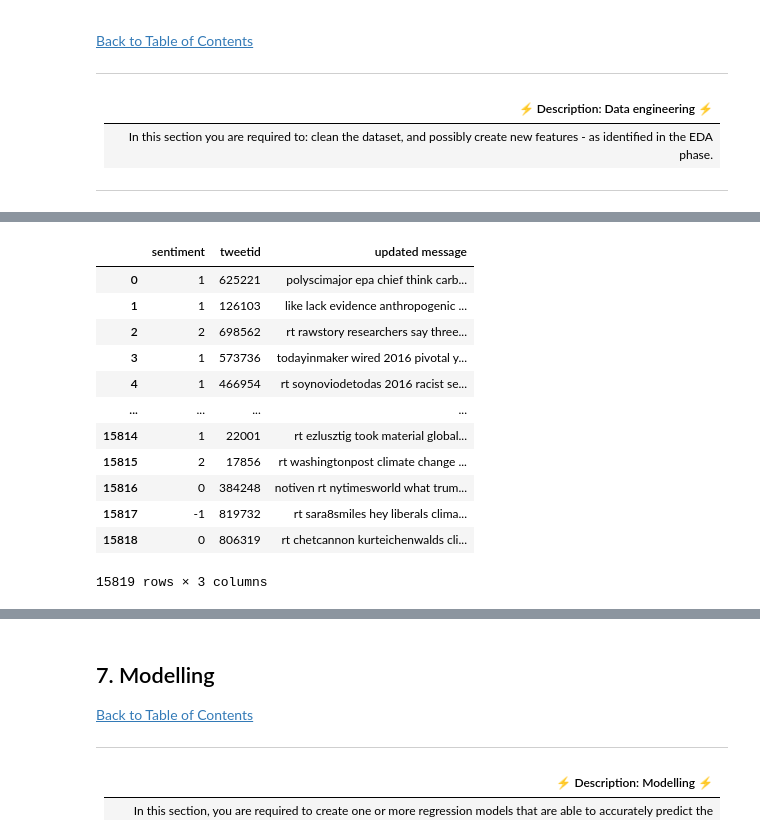
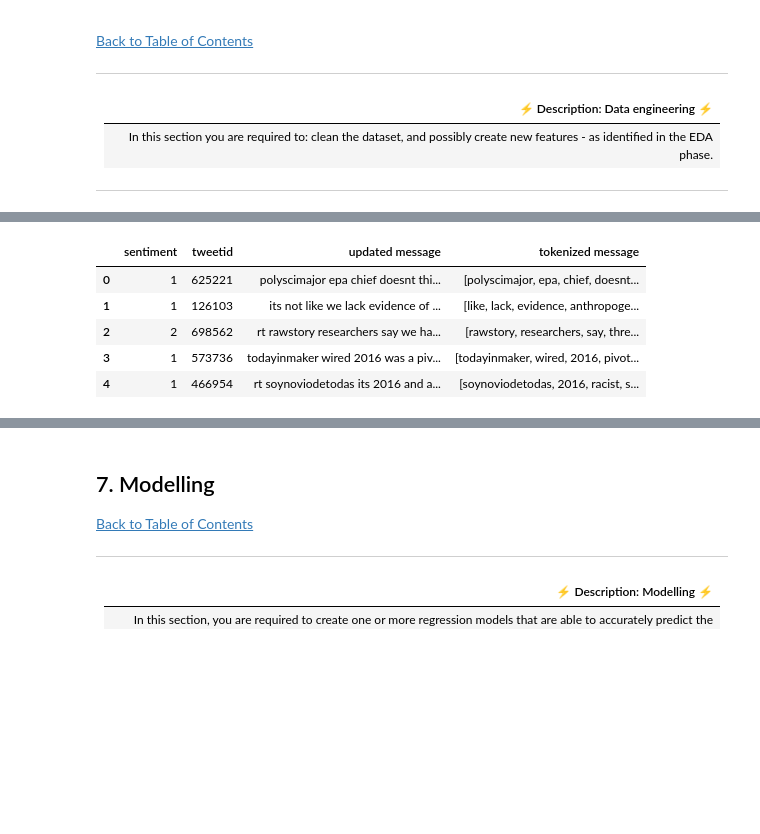
Before and after one commit to Classifix/Classifix, a Jupyter notebook: Advanced_Classification/starter-notebook.ipynb, the cells around one changed output, grey strips where cells are left out. Saved outputs shown, nothing was run; the diff lists cells and outputs as text; code cells hidden in the pictures; blank space fills up the shorter version.

Commit message:
Added new code on EDA and Data engineering

```diff
--- a/Advanced_Classification/starter-notebook.ipynb
+++ b/Advanced_Classification/starter-notebook.ipynb
@@ -119,6 +140,7 @@ sns.set()
 ---
 # %%
 # load the data
-train = pd.read_csv('train.csv')
-test = pd.read_csv('test_with_no_labels.csv')
+train = pd.read_csv('../resources/data/train.csv')
+test = pd.read_csv('../resources/data/test_with_no_labels.csv')
+# New fkfkg
 # %% [markdown]
@@ -242,11 +258,9 @@ def remove_stopwords(text):
-# %%
-train['updated message'] = train['message'].apply(remove_stopwords)
 # %%
 def remove_punctuation(post):
     return ''.join([l for l in post if l not in string.punctuation])
 # %%
 # Create and Check if a new column contains messages with no punxtuations
 # Make the test lower case
-train['updated message'] = train['updated message'].apply(remove_punctuation).str.lower()
+train['updated message'] = train['message'].apply(remove_punctuation).str.lower()
 train['updated message'].iloc[0]
 # %% [output]
@@ -253,0 +326,3 @@ train['updated message'].iloc[0]
+# %%
+train['updated message'] = train['updated message'].apply(preprocess_text)
+train['tokenized message'] = train['updated message'].apply(tokenize_message)
@@ -361,21 +455,14 @@ train.head()
 # %%
 # remove missing values/ features
 # Remove the column message
 train = train.drop('message', axis = 1)
-train
+train.head()
 # %% [output]
-|  | sentiment | tweetid | updated message |
-| 0 | 1 | 625221 | polyscimajor epa chief think carb... |
-| 1 | 1 | 126103 | like lack evidence anthropogenic ... |
-| 2 | 2 | 698562 | rt rawstory researchers say three... |
-| 3 | 1 | 573736 | todayinmaker wired 2016 pivotal y... |
-| 4 | 1 | 466954 | rt soynoviodetodas 2016 racist se... |
-| ... | ... | ... | ... |
-| 15814 | 1 | 22001 | rt ezlusztig took material global... |
-| 15815 | 2 | 17856 | rt washingtonpost climate change ... |
-| 15816 | 0 | 384248 | notiven rt nytimesworld what trum... |
-| 15817 | -1 | 819732 | rt sara8smiles hey liberals clima... |
-| 15818 | 0 | 806319 | rt chetcannon kurteichenwalds cli... |
+|  | sentiment | tweetid | updated message | tokenized message |
+| 0 | 1 | 625221 | polyscimajor epa chief doesnt thi... | [polyscimajor, epa, chief, doesnt... |
+| 1 | 1 | 126103 | its not like we lack evidence of ... | [like, lack, evidence, anthropoge... |
+| 2 | 2 | 698562 | rt rawstory researchers say we ha... | [rawstory, researchers, say, thre... |
+| 3 | 1 | 573736 | todayinmaker wired 2016 was a piv... | [todayinmaker, wired, 2016, pivot... |
+| 4 | 1 | 466954 | rt soynoviodetodas its 2016 and a... | [soynoviodetodas, 2016, racist, s... |
-15819 rows × 3 columns
 # %%
 # create new features
```
Also changed, not shown: parts of 17 cells of this notebook.
